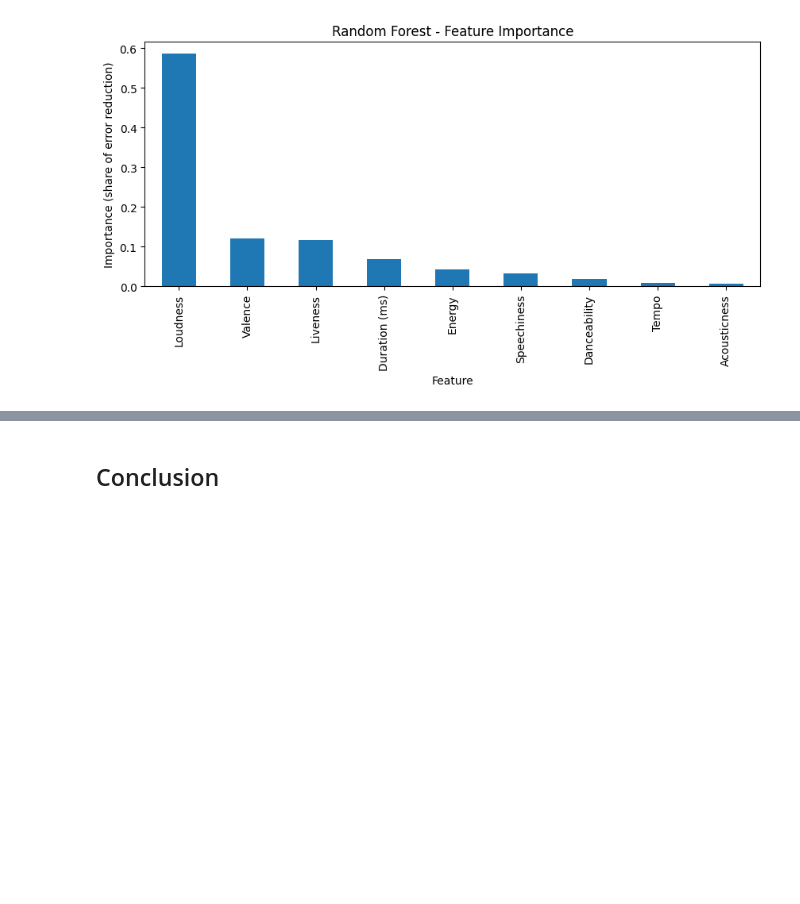
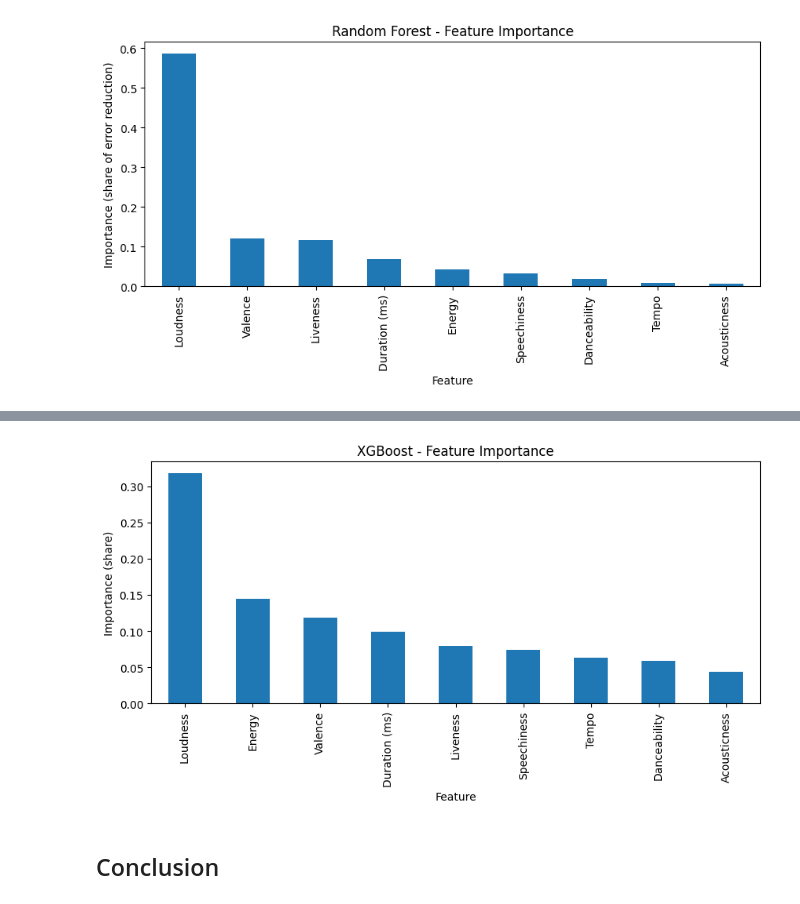
Before and after one commit to cnmi-ds-22/hmsealy___Data-Science-Portofolio-C22-, a Jupyter notebook: Modules/Module_4_Tree_Based_Methods/Projects/Instructions/Project.4-Spotify/Spotify.Pass-09.ipynb, the cells around one changed output, grey strips where cells are left out. Saved outputs shown, nothing was run; the diff lists cells and outputs as text; code cells hidden in the pictures; blank space fills up the shorter version.

```diff
--- a/Modules/Module_4_Tree_Based_Methods/Projects/Instructions/Project.4-Spotify/Spotify.Pass-09.ipynb
+++ b/Modules/Module_4_Tree_Based_Methods/Projects/Instructions/Project.4-Spotify/Spotify.Pass-09.ipynb
@@ -386,7 +387,7 @@ best_forest_depth
 2
 # %%
 # Model 2: Random forest - repeated CV
-n = 100                          # must match the tree loop's n
+n = 10                          # must match the tree loop's n
 forest_results = np.zeros(n)     # one RMSE per split
 
 for i in range(n):
@@ -401,0 +405,23 @@ Random forest (max_depth=2) - mean RMSE: 15.54
+# %%
+# Model 3: try different depths for XGBoost
+# XGBoost builds trees one after another; each new tree fixes the mistakes of the ones before it
+xgb_depths = [1, 2, 3, 4, 6]
+xgb_depth_scores = []    # average RMSE for each depth
+n_search = 5            # same as the forest search
+
+for d in xgb_depths:
+    scores = np.zeros(n_search)
+    for i in range(n_search):
+        X_train, X_test, y_train, y_test = train_test_split(X_features, y_popularity, test_size=0.25, random_state=i)
+        model = xgb.XGBRegressor(max_depth=d, objective='reg:squarederror',
+                                 verbosity=0, seed=10, n_jobs=-1)
+        model.fit(X_train, y_train)
+        y_pred = model.predict(X_test)
+        scores[i] = np.sqrt(mean_squared_error(y_test, y_pred))
+    xgb_depth_scores.append(scores.mean())
+
+xgb_depth_df = pd.DataFrame({'Max depth': xgb_depths, 'RMSE': xgb_depth_scores})
+print(xgb_depth_df)
+
+best_xgb_depth = int(xgb_depth_df.sort_values(by='RMSE')['Max depth'].iloc[0])   # int() avoids the 2.0 problem
+best_xgb_depth
@@ -454,0 +508,11 @@ plt.show()
+# %%
+# Fit XGBoost once on the same fixed split as the forest
+X_train, X_test, y_train, y_test = train_test_split(X_features, y_popularity, test_size=0.25, random_state=42)
+model_xgb = xgb.XGBRegressor(max_depth=best_xgb_depth, objective='reg:squarederror',
+                             verbosity=0, seed=10, n_jobs=-1)
+model_xgb.fit(X_train, y_train)
+
+xgb_importance_df = pd.DataFrame({'Feature': feature_cols,
+                                  'Importance': model_xgb.feature_importances_})
+xgb_importance_df = xgb_importance_df.sort_values('Importance', ascending=False)
+xgb_importance_df
@@ -455,2 +530,10 @@ plt.show()
+# %%
+# Bar chart of XGBoost feature importance
+xgb_importance_df.plot(x='Feature', y='Importance', kind='bar', figsize=(10,4), legend=False)
+plt.ylabel('Importance (share)')
+plt.title('XGBoost - Feature Importance')
+plt.show()
+# %% [output]
+[figure, added]
 # %% [markdown]
 ## Conclusion
```
Also changed, not shown: parts of 11 cells of this notebook.
